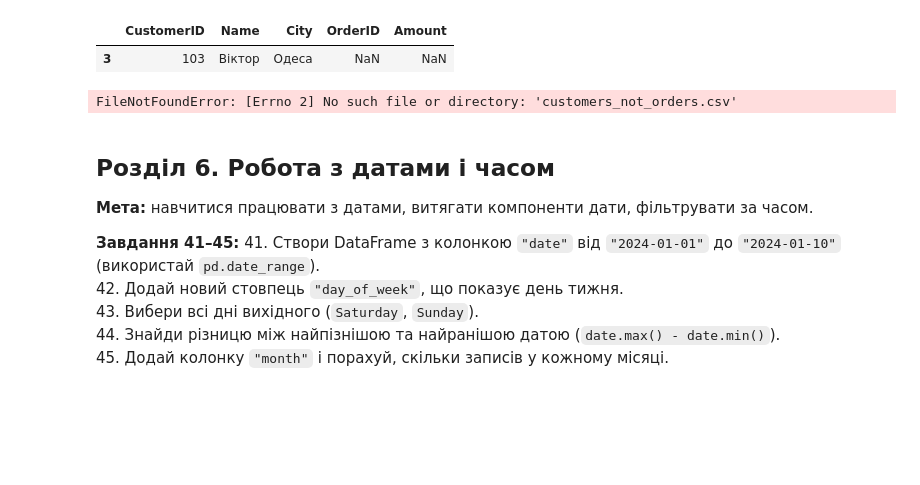
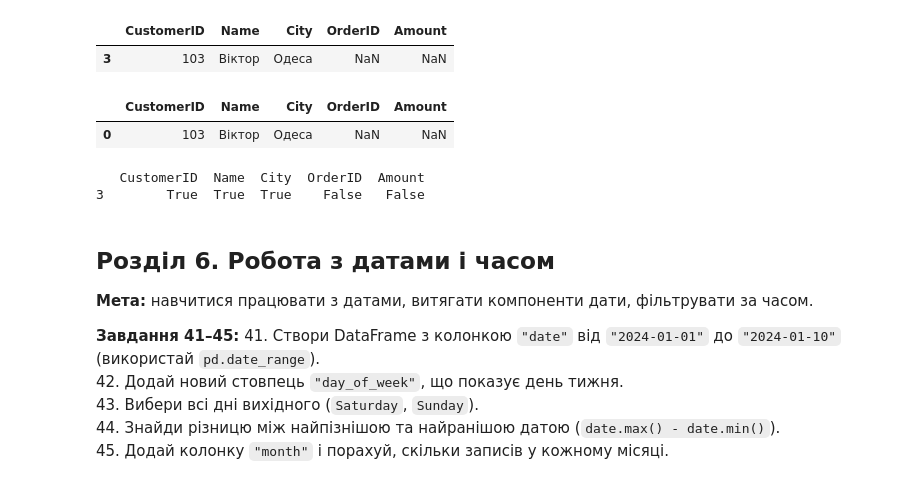
Before and after one commit to SvitlanaShustur/test-tasks-Python-DTA, a Jupyter notebook: pandas_matplotlib_practice.ipynb, the cells around one changed output. Drawn from its saved outputs; the diff is of its cells as text; code cells hidden in the pictures; blank space fills up the shorter version.

```diff
--- a/pandas_matplotlib_practice.ipynb
+++ b/pandas_matplotlib_practice.ipynb
@@ -639,10 +639,17 @@ customers_not_orders.to_csv("customers_orders.csv", index=False)
 # %%
 # зчитай його назад (`pd.read_csv`).
-# df = pd.read_csv("customers_not_orders.csv")
+df = pd.read_csv("customers_not_orders.csv")
+df
 # %% [output]
-FileNotFoundError: [Errno 2] No such file or directory: 'customers_not_orders.csv'
+|  | CustomerID | Name | City | OrderID | Amount |
+| 0 | 103 | Віктор | Одеса | NaN | NaN |
 # %%
 # 40. Перевір, чи зчитані типи даних збігаються з оригіналом (порівняй `.dtypes`).
+comparison_result = df == customers_not_orders
+print(comparison_result)
+# %% [output]
+   CustomerID  Name  City  OrderID  Amount
+3        True  True  True    False   False
 # %% [markdown]
 ## Розділ 6. Робота з датами і часом
 **Мета:** навчитися працювати з датами, витягати компоненти дати, фільтрувати за часом.
```
Also changed, not shown: parts of 1 cell of this notebook, 1 other file.
